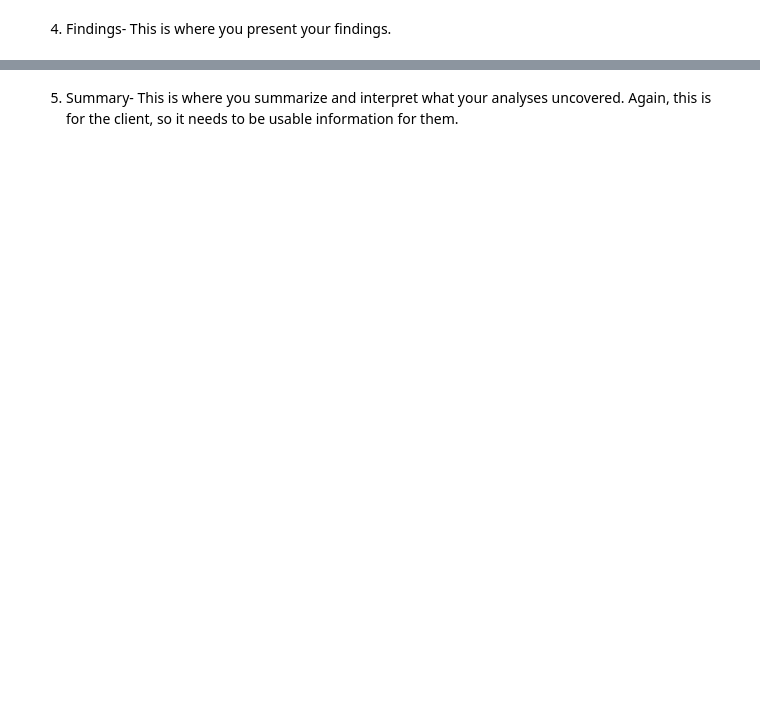
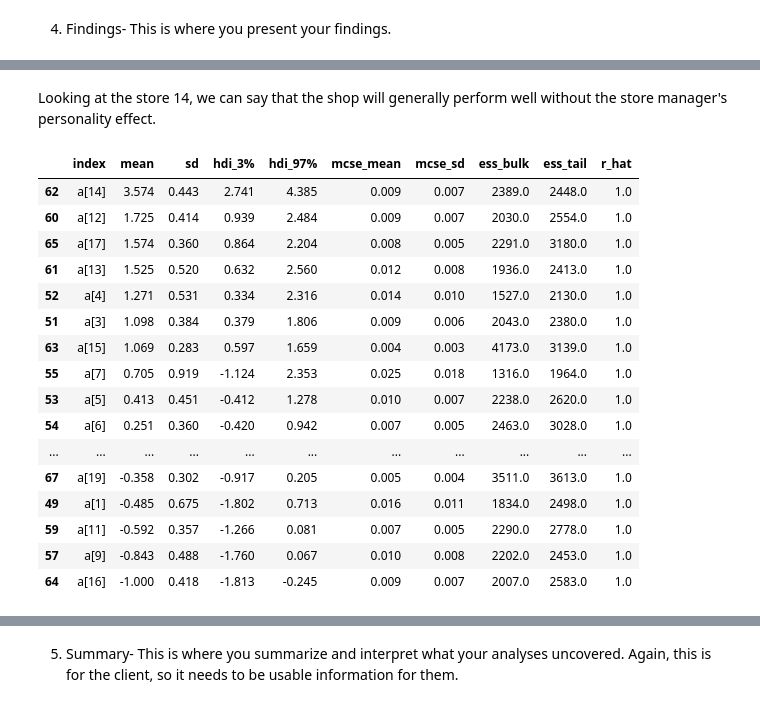
Before and after one commit to hyunsukr/DS6040-Bayesian-Machine-Learning, a Jupyter notebook: Homework/HW4/hw4.ipynb, the cells around one changed output, grey strips where cells are left out. Drawn from its saved outputs; the diff is of its cells as text; code cells hidden in the pictures; blank space fills up the shorter version.

```diff
--- a/Homework/HW4/hw4.ipynb
+++ b/Homework/HW4/hw4.ipynb
@@ -57,0 +198,22 @@ IMPORTANT: This part of the assignment is meant to simulate the experience of a
+# %% [markdown]
+Looking at the store 14, we can say that the shop will generally perform well without the store manager's personality effect.
+# %%
+summary[(summary['index'].str.contains('a\['))].sort_values('mean', ascending=False)
+# %% [output]
+|  | index | mean | sd | hdi_3% | hdi_97% | mcse_mean | mcse_sd | ess_bulk | ess_tail | r_hat |
+| 62 | a[14] | 3.574 | 0.443 | 2.741 | 4.385 | 0.009 | 0.007 | 2389.0 | 2448.0 | 1.0 |
+| 60 | a[12] | 1.725 | 0.414 | 0.939 | 2.484 | 0.009 | 0.007 | 2030.0 | 2554.0 | 1.0 |
+| 65 | a[17] | 1.574 | 0.360 | 0.864 | 2.204 | 0.008 | 0.005 | 2291.0 | 3180.0 | 1.0 |
+| 61 | a[13] | 1.525 | 0.520 | 0.632 | 2.560 | 0.012 | 0.008 | 1936.0 | 2413.0 | 1.0 |
+| 52 | a[4] | 1.271 | 0.531 | 0.334 | 2.316 | 0.014 | 0.010 | 1527.0 | 2130.0 | 1.0 |
+| 51 | a[3] | 1.098 | 0.384 | 0.379 | 1.806 | 0.009 | 0.006 | 2043.0 | 2380.0 | 1.0 |
+| 63 | a[15] | 1.069 | 0.283 | 0.597 | 1.659 | 0.004 | 0.003 | 4173.0 | 3139.0 | 1.0 |
+| 55 | a[7] | 0.705 | 0.919 | -1.124 | 2.353 | 0.025 | 0.018 | 1316.0 | 1964.0 | 1.0 |
+| 53 | a[5] | 0.413 | 0.451 | -0.412 | 1.278 | 0.010 | 0.007 | 2238.0 | 2620.0 | 1.0 |
+| 54 | a[6] | 0.251 | 0.360 | -0.420 | 0.942 | 0.007 | 0.005 | 2463.0 | 3028.0 | 1.0 |
+| ... | ... | ... | ... | ... | ... | ... | ... | ... | ... | ... |
+| 67 | a[19] | -0.358 | 0.302 | -0.917 | 0.205 | 0.005 | 0.004 | 3511.0 | 3613.0 | 1.0 |
+| 49 | a[1] | -0.485 | 0.675 | -1.802 | 0.713 | 0.016 | 0.011 | 1834.0 | 2498.0 | 1.0 |
+| 59 | a[11] | -0.592 | 0.357 | -1.266 | 0.081 | 0.007 | 0.005 | 2290.0 | 2778.0 | 1.0 |
+| 57 | a[9] | -0.843 | 0.488 | -1.760 | 0.067 | 0.010 | 0.008 | 2202.0 | 2453.0 | 1.0 |
+| 64 | a[16] | -1.000 | 0.418 | -1.813 | -0.245 | 0.009 | 0.007 | 2007.0 | 2583.0 | 1.0 |
```
Also changed, not shown: parts of 33 cells of this notebook.
